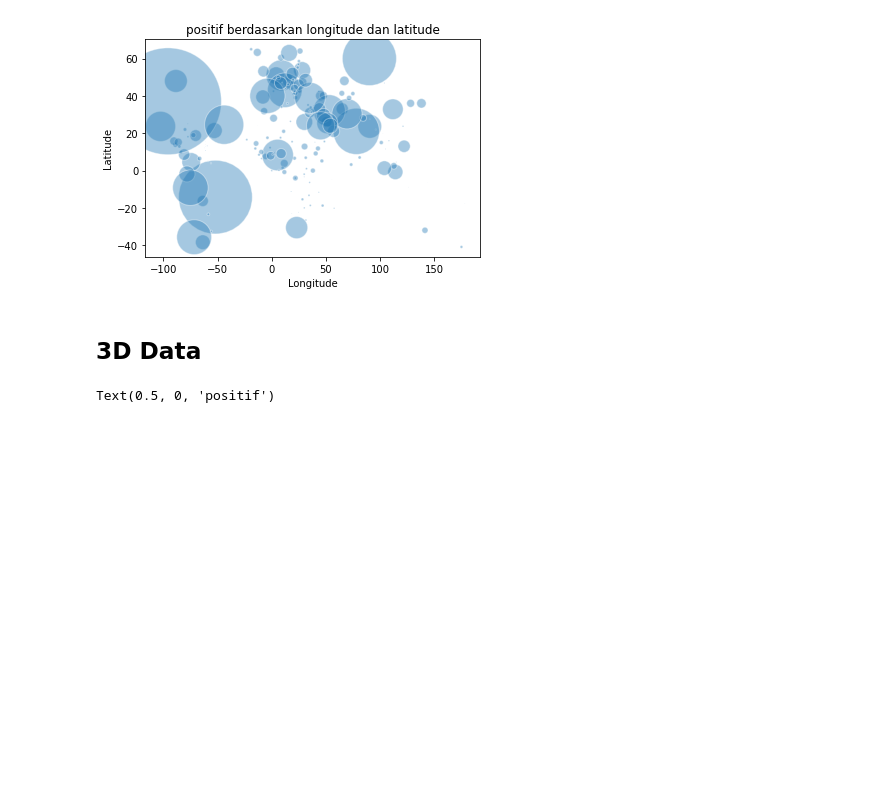
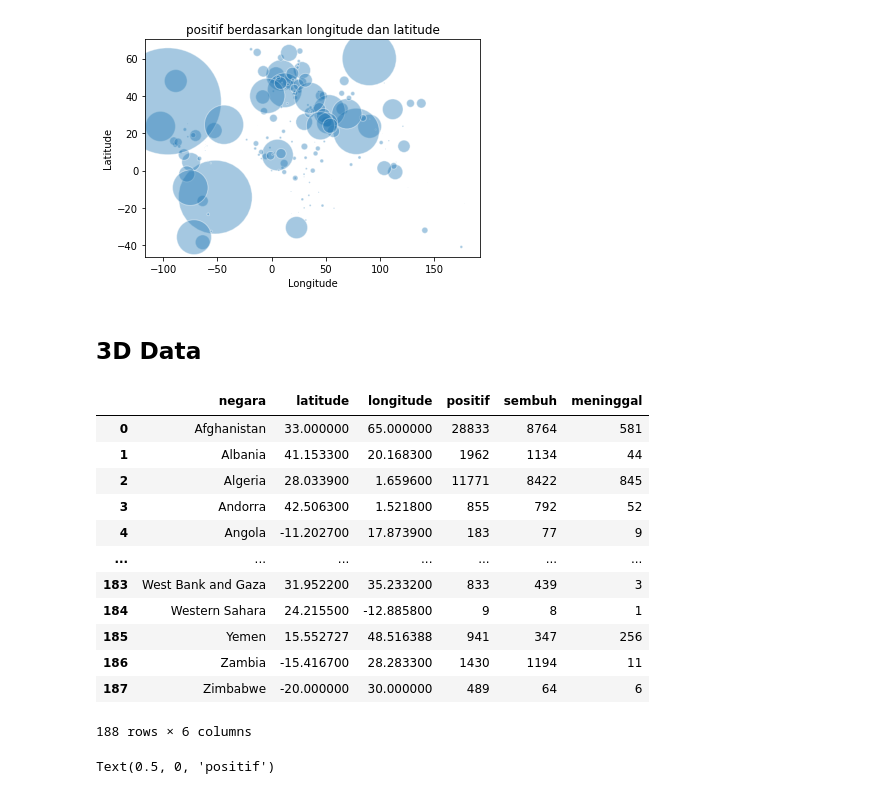
Before and after one commit to ronnyfahrudin/Visualization, a Jupyter notebook: visualisasi.ipynb, the cells around one changed output. Saved outputs shown, nothing was run; the diff lists cells and outputs as text; code cells hidden in the pictures; blank space fills up the shorter version.

```diff
--- a/visualisasi.ipynb
+++ b/visualisasi.ipynb
@@ -357,6 +357,22 @@ Text(0.5, 1.0, 'positif berdasarkan longitude dan latitude')
 ## 3D Data
 # %%
 from mpl_toolkits.mplot3d import Axes3D
+# %%
+df_global
+# %% [output]
+|  | negara | latitude | longitude | positif | sembuh | meninggal |
+| 0 | Afghanistan | 33.000000 | 65.000000 | 28833 | 8764 | 581 |
+| 1 | Albania | 41.153300 | 20.168300 | 1962 | 1134 | 44 |
+| 2 | Algeria | 28.033900 | 1.659600 | 11771 | 8422 | 845 |
+| 3 | Andorra | 42.506300 | 1.521800 | 855 | 792 | 52 |
+| 4 | Angola | -11.202700 | 17.873900 | 183 | 77 | 9 |
+| ... | ... | ... | ... | ... | ... | ... |
+| 183 | West Bank and Gaza | 31.952200 | 35.233200 | 833 | 439 | 3 |
+| 184 | Western Sahara | 24.215500 | -12.885800 | 9 | 8 | 1 |
+| 185 | Yemen | 15.552727 | 48.516388 | 941 | 347 | 256 |
+| 186 | Zambia | -15.416700 | 28.283300 | 1430 | 1194 | 11 |
+| 187 | Zimbabwe | -20.000000 | 30.000000 | 489 | 64 | 6 |
+188 rows × 6 columns
 # %%
 fig = plt.figure(figsize = (8,6))
 ax = fig.add_subplot(111,projection='3d')
```
Also changed, not shown: parts of 9 cells of this notebook.
